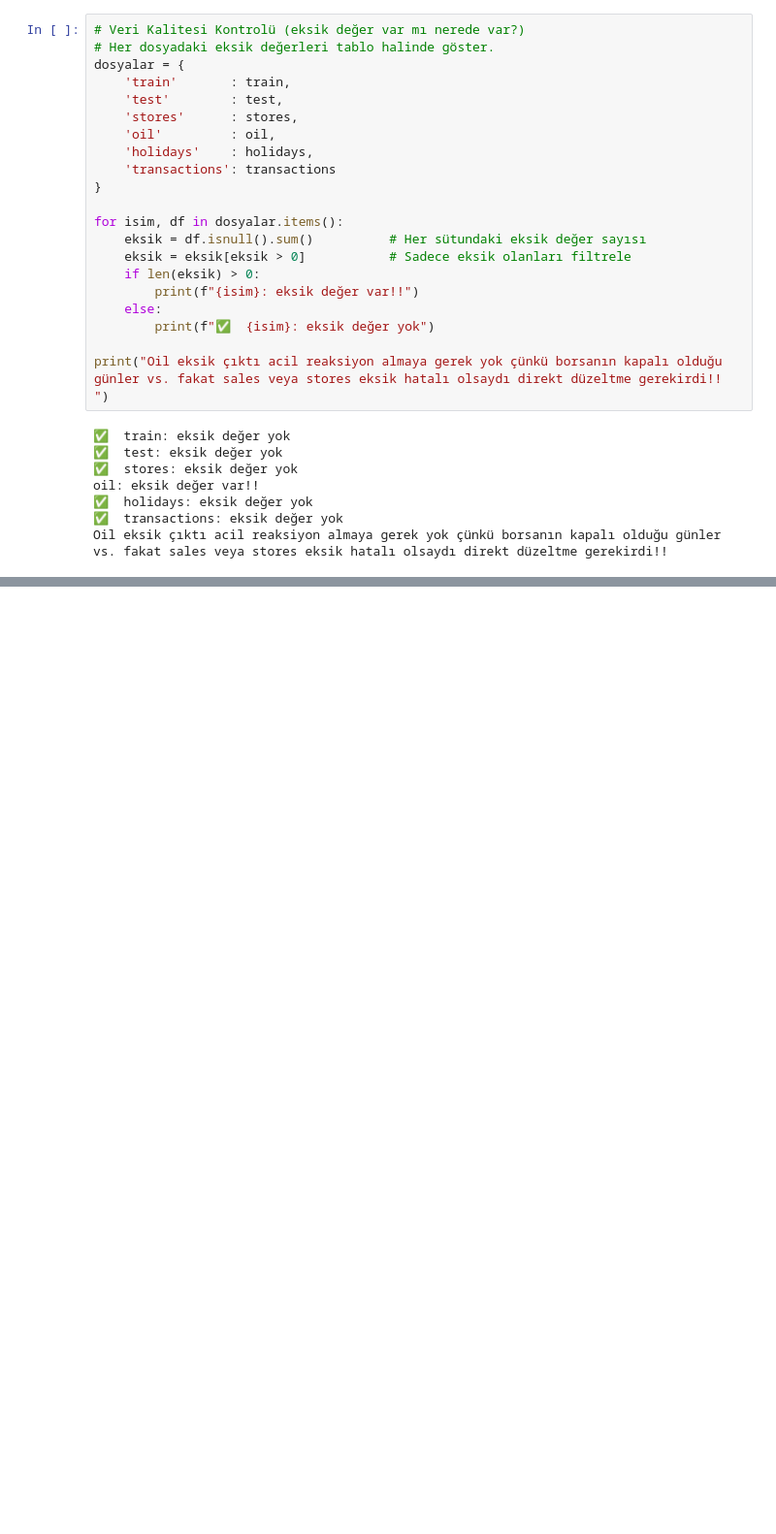
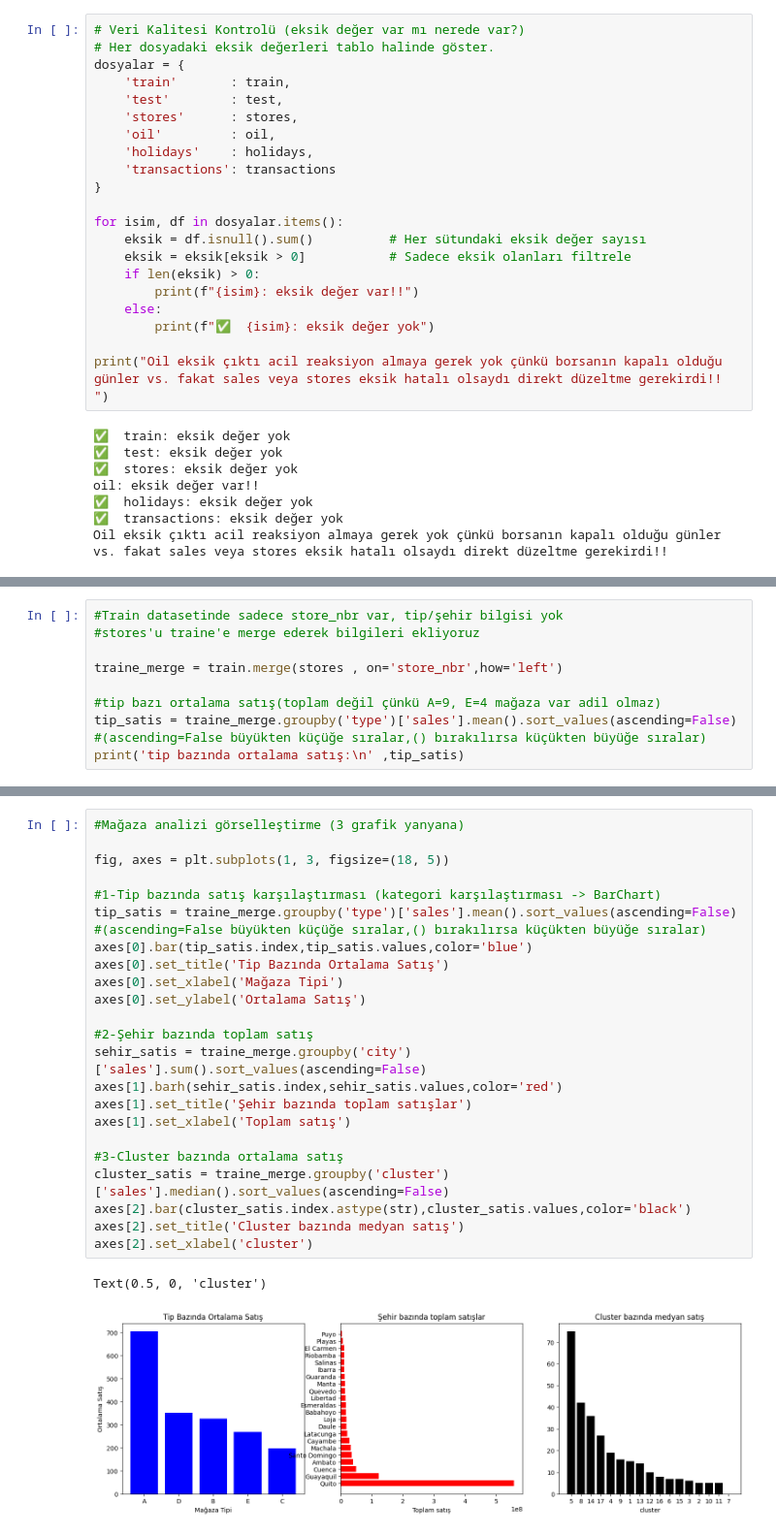
Before and after one commit to beratmertkayacan/kaggle-store-sales, a Jupyter notebook: notebooks/01_eda.ipynb, the cells around one changed output, grey strips where cells are left out. Shown at 97% size. Cells and saved outputs as stored; diff of their text form; blank space fills up the shorter version.

```diff
--- a/notebooks/01_eda.ipynb
+++ b/notebooks/01_eda.ipynb
@@ -152,0 +174,9 @@ print("-> Yılsonu (aralık ayı) artış: Noel etkisi")
+# %%
+#Train datasetinde sadece store_nbr var, tip/şehir bilgisi yok
+#stores'u traine'e merge ederek bilgileri ekliyoruz
+
+traine_merge = train.merge(stores , on='store_nbr',how='left')
+
+#tip bazı ortalama satış(toplam değil çünkü A=9, E=4 mağaza var adil olmaz)
+tip_satis = traine_merge.groupby('type')['sales'].mean().sort_values(ascending=False) #(ascending=False büyükten küçüğe sıralar,() bırakılırsa küçükten büyüğe sıralar)
+print('tip bazında ortalama satış:\n' ,tip_satis)
@@ -152,0 +192,26 @@ print("-> Yılsonu (aralık ayı) artış: Noel etkisi")
+# %%
+#Mağaza analizi görselleştirme (3 grafik yanyana)
+
+fig, axes = plt.subplots(1, 3, figsize=(18, 5))
+
+#1-Tip bazında satış karşılaştırması (kategori karşılaştırması -> BarChart)
+tip_satis = traine_merge.groupby('type')['sales'].mean().sort_values(ascending=False) #(ascending=False büyükten küçüğe sıralar,() bırakılırsa küçükten büyüğe sıralar)
+axes[0].bar(tip_satis.index,tip_satis.values,color='blue')
+axes[0].set_title('Tip Bazında Ortalama Satış')
+axes[0].set_xlabel('Mağaza Tipi')
+axes[0].set_ylabel('Ortalama Satış')
+
+#2-Şehir bazında toplam satış
+sehir_satis = traine_merge.groupby('city')['sales'].sum().sort_values(ascending=False)
+axes[1].barh(sehir_satis.index,sehir_satis.values,color='red')
+axes[1].set_title('Şehir bazında toplam satışlar')
+axes[1].set_xlabel('Toplam satış')
+
+#3-Cluster bazında ortalama satış
+cluster_satis = traine_merge.groupby('cluster')['sales'].median().sort_values(ascending=False)
+axes[2].bar(cluster_satis.index.astype(str),cluster_satis.values,color='black')
+axes[2].set_title('Cluster bazında medyan satış')
+axes[2].set_xlabel('cluster')
+# %% [output]
+Text(0.5, 0, 'cluster')
+[figure, added]
```
Also changed, not shown: parts of 13 cells of this notebook, 1 other file.
